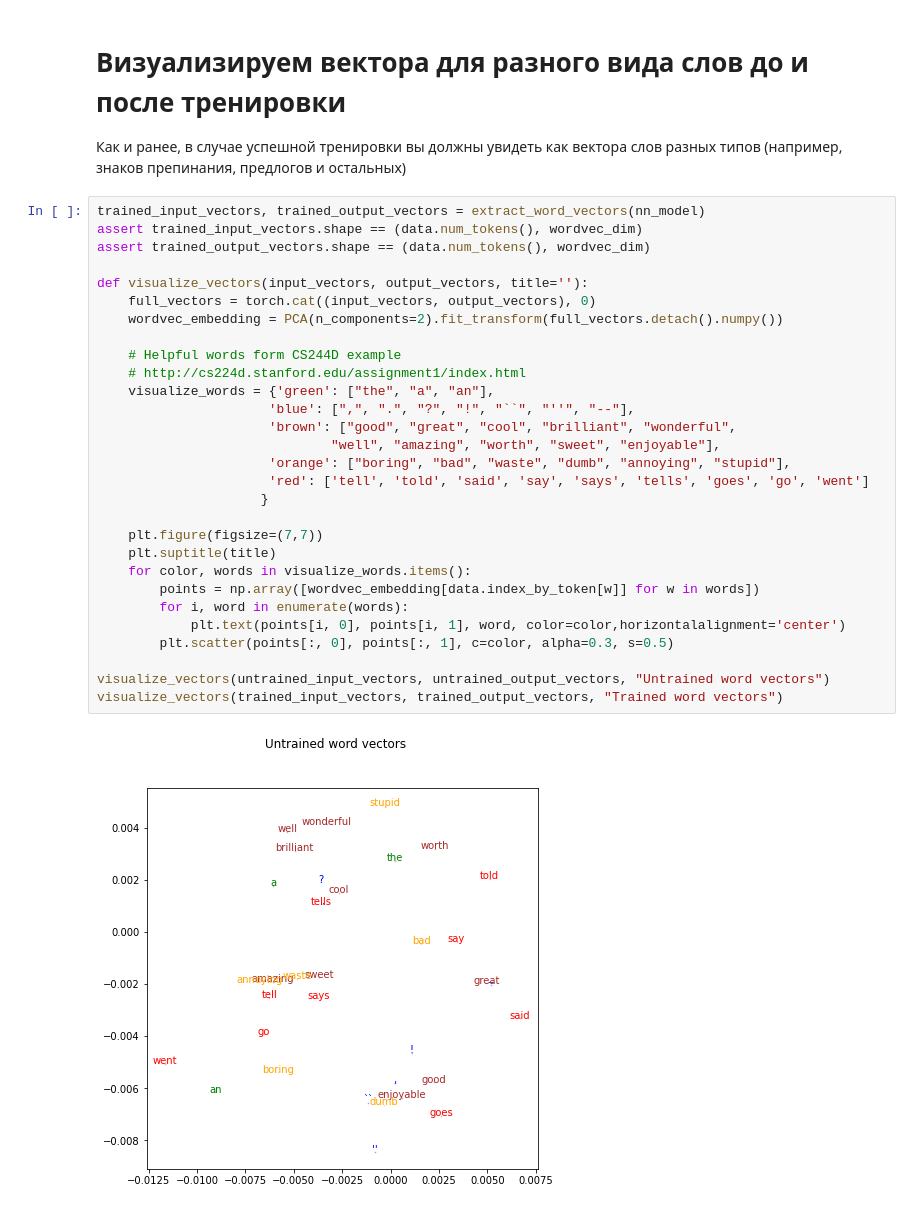
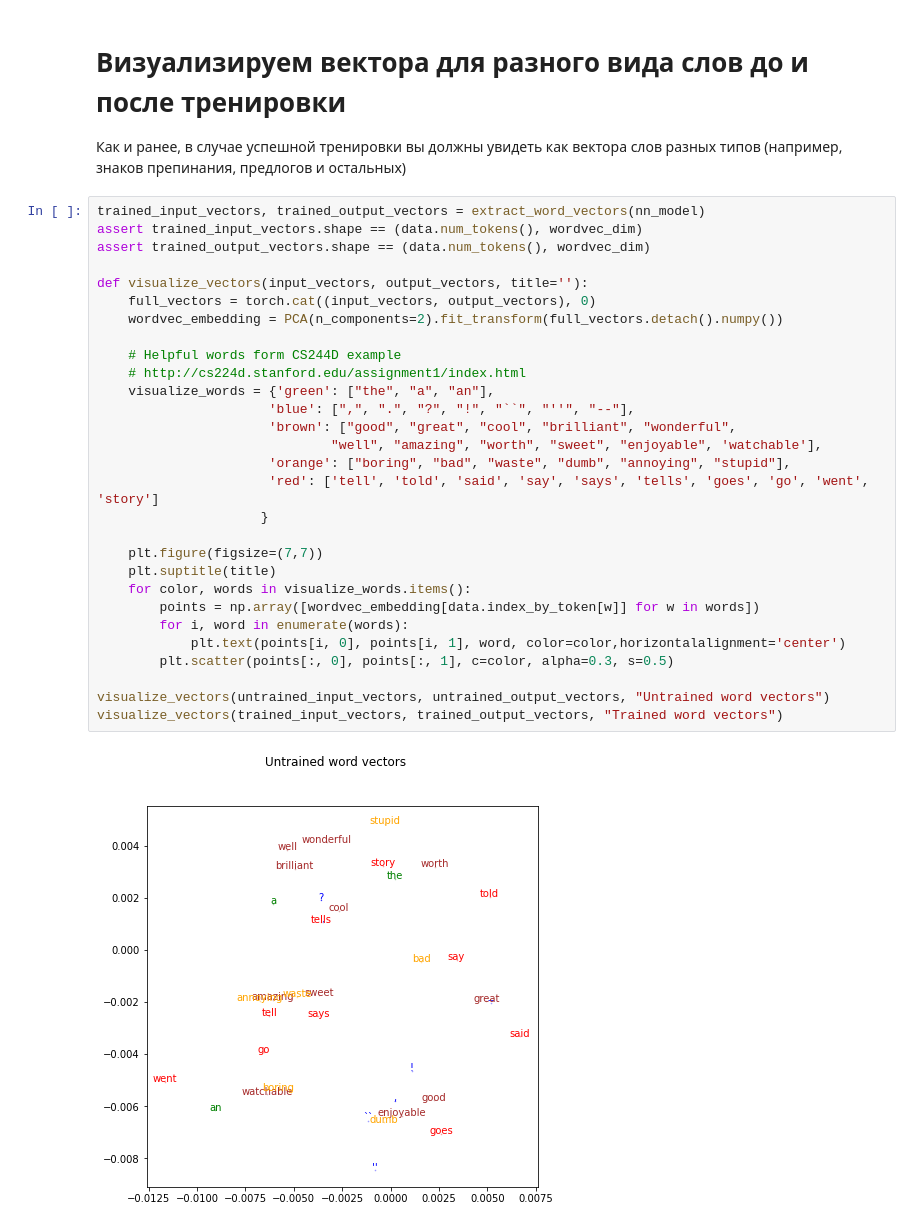
Before and after one commit to Altair200333/DLCourseNSU, a Jupyter notebook: assignment5/NegativeSampling.ipynb, the cells around one changed output. Drawn from its saved outputs; the diff is of its cells as text.

```diff
--- a/assignment5/NegativeSampling.ipynb
+++ b/assignment5/NegativeSampling.ipynb
@@ -418,31 +418,31 @@ plt.grid()
 # %%
 trained_input_vectors, trained_output_vectors = extract_word_vectors(nn_model)
 assert trained_input_vectors.shape == (data.num_tokens(), wordvec_dim)
 assert trained_output_vectors.shape == (data.num_tokens(), wordvec_dim)
 
 def visualize_vectors(input_vectors, output_vectors, title=''):
     full_vectors = torch.cat((input_vectors, output_vectors), 0)
     wordvec_embedding = PCA(n_components=2).fit_transform(full_vectors.detach().numpy())
 
     # Helpful words form CS244D example
     # http://cs224d.stanford.edu/assignment1/index.html
     visualize_words = {'green': ["the", "a", "an"],
                       'blue': [",", ".", "?", "!", "``", "''", "--"],
                       'brown': ["good", "great", "cool", "brilliant", "wonderful",
-                              "well", "amazing", "worth", "sweet", "enjoyable"],
+                              "well", "amazing", "worth", "sweet", "enjoyable", 'watchable'],
                       'orange': ["boring", "bad", "waste", "dumb", "annoying", "stupid"],
-                      'red': ['tell', 'told', 'said', 'say', 'says', 'tells', 'goes', 'go', 'went']
+                      'red': ['tell', 'told', 'said', 'say', 'says', 'tells', 'goes', 'go', 'went', 'story']
                      }
 
     plt.figure(figsize=(7,7))
     plt.suptitle(title)
     for color, words in visualize_words.items():
         points = np.array([wordvec_embedding[data.index_by_token[w]] for w in words])
         for i, word in enumerate(words):
             plt.text(points[i, 0], points[i, 1], word, color=color,horizontalalignment='center')
         plt.scatter(points[:, 0], points[:, 1], c=color, alpha=0.3, s=0.5)
 
 visualize_vectors(untrained_input_vectors, untrained_output_vectors, "Untrained word vectors")
 visualize_vectors(trained_input_vectors, trained_output_vectors, "Trained word vectors")
 # %% [output]
-[figure, old version]
+[figure, new version]
```
Also changed, not shown: parts of 1 cell of this notebook.
